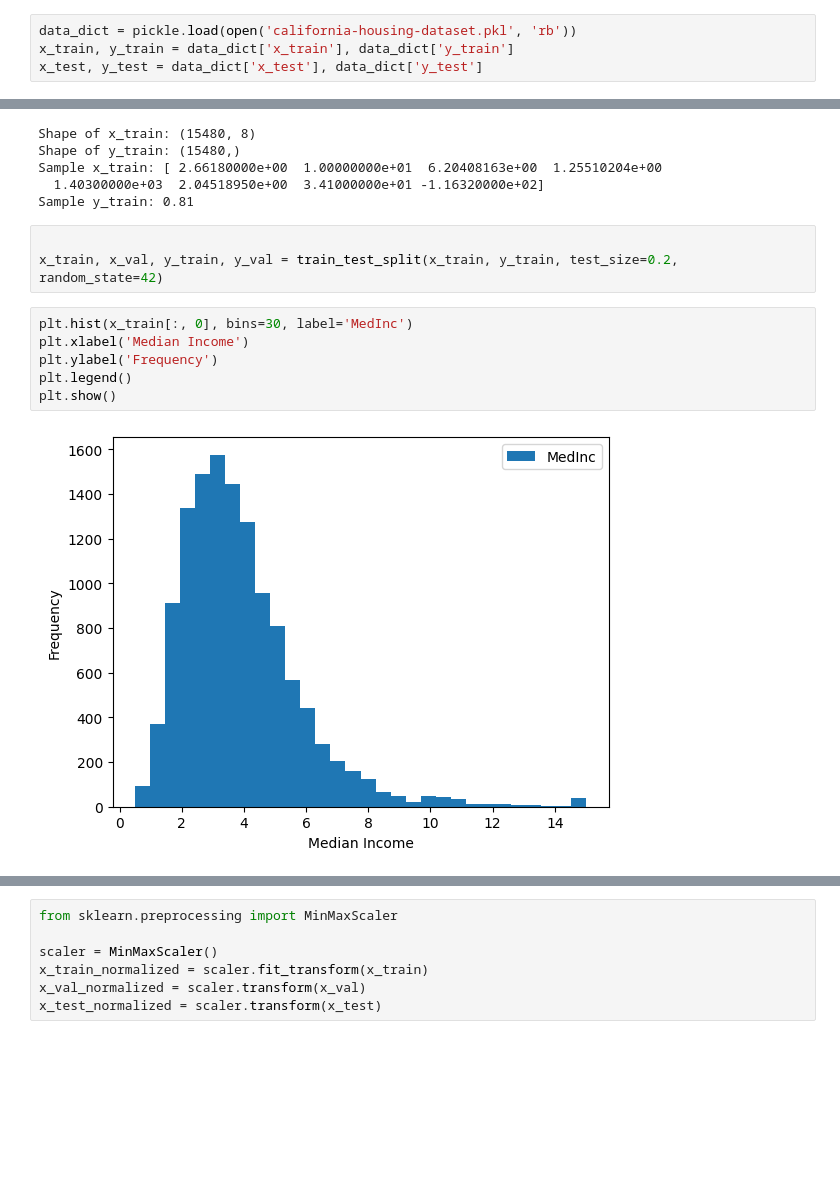
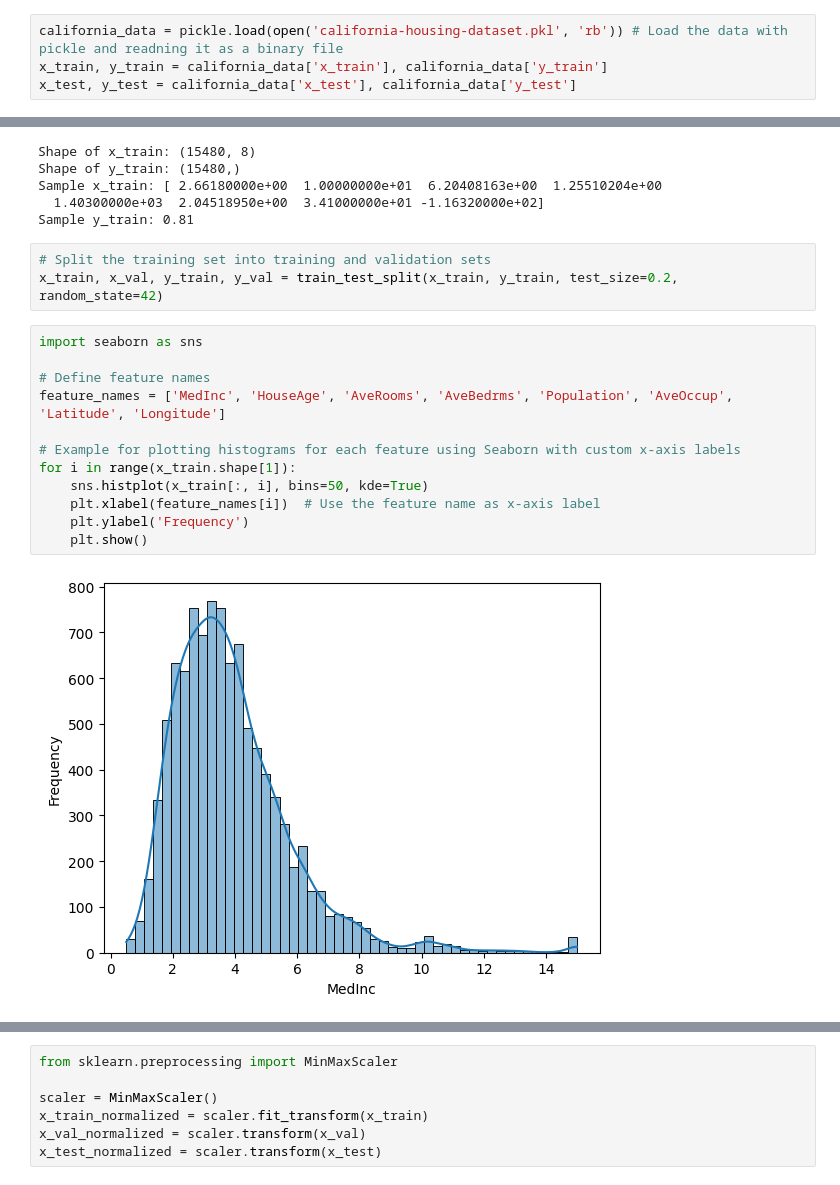
Before and after one commit to saifar-tug/deep_learning_ex2, a Jupyter notebook: Assignment_2.ipynb, the cells around one changed output, grey strips where cells are left out. Drawn from its saved outputs; the diff is of its cells as text; blank space fills up the shorter version.

Commit message:
Check the plotting

```diff
--- a/Assignment_2.ipynb
+++ b/Assignment_2.ipynb
@@ -14,4 +16,4 @@ To enable the following instructions: AVX2 FMA, in other operations, rebuild Ten
 # %%
-data_dict = pickle.load(open('california-housing-dataset.pkl', 'rb'))
-x_train, y_train = data_dict['x_train'], data_dict['y_train']
-x_test, y_test = data_dict['x_test'], data_dict['y_test']
+california_data = pickle.load(open('california-housing-dataset.pkl', 'rb')) # Load the data with pickle and readning it as a binary file
+x_train, y_train = california_data['x_train'], california_data['y_train']
+x_test, y_test = california_data['x_test'], california_data['y_test']
@@ -27,13 +34,19 @@ Sample x_train: [ 2.66180000e+00  1.00000000e+01  6.20408163e+00  1.25510204e+00
   1.40300000e+03  2.04518950e+00  3.41000000e+01 -1.16320000e+02]
 Sample y_train: 0.81
 # %%
-
+# Split the training set into training and validation sets
 x_train, x_val, y_train, y_val = train_test_split(x_train, y_train, test_size=0.2, random_state=42)
-# %%
-plt.hist(x_train[:, 0], bins=30, label='MedInc')
-plt.xlabel('Median Income')
-plt.ylabel('Frequency')
-plt.legend()
-plt.show()
-# %% [output]
-[figure, removed]
+# %%
+import seaborn as sns
+
+# Define feature names
+feature_names = ['MedInc', 'HouseAge', 'AveRooms', 'AveBedrms', 'Population', 'AveOccup', 'Latitude', 'Longitude']
+
+# Example for plotting histograms for each feature using Seaborn with custom x-axis labels
+for i in range(x_train.shape[1]):
+    sns.histplot(x_train[:, i], bins=50, kde=True)
+    plt.xlabel(feature_names[i])  # Use the feature name as x-axis label
+    plt.ylabel('Frequency')
+    plt.show()
+# %% [output]
+[figure, added]
```
Also changed, not shown: parts of 6 cells of this notebook.
